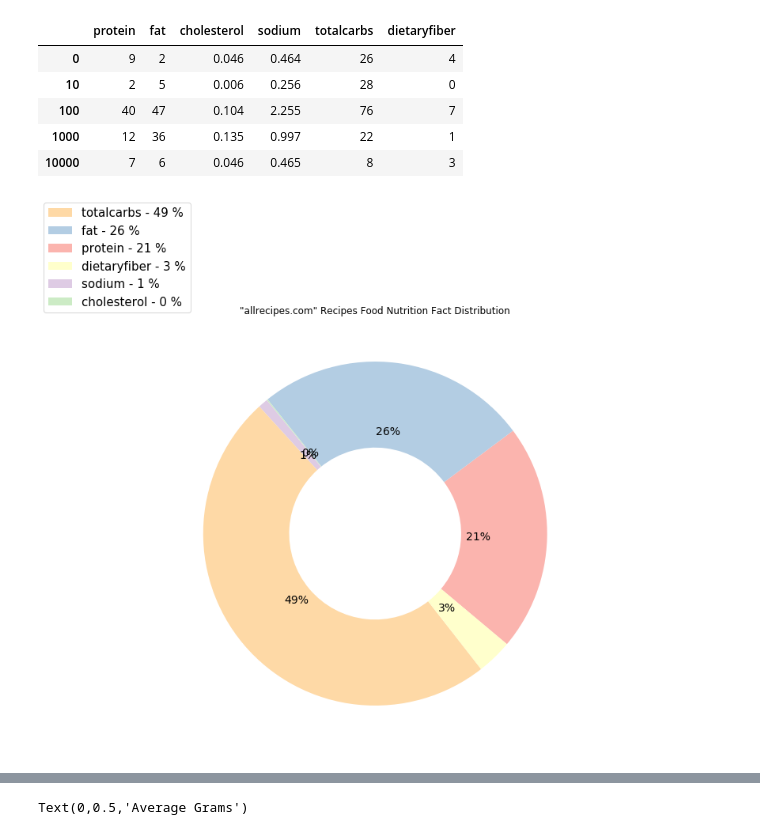
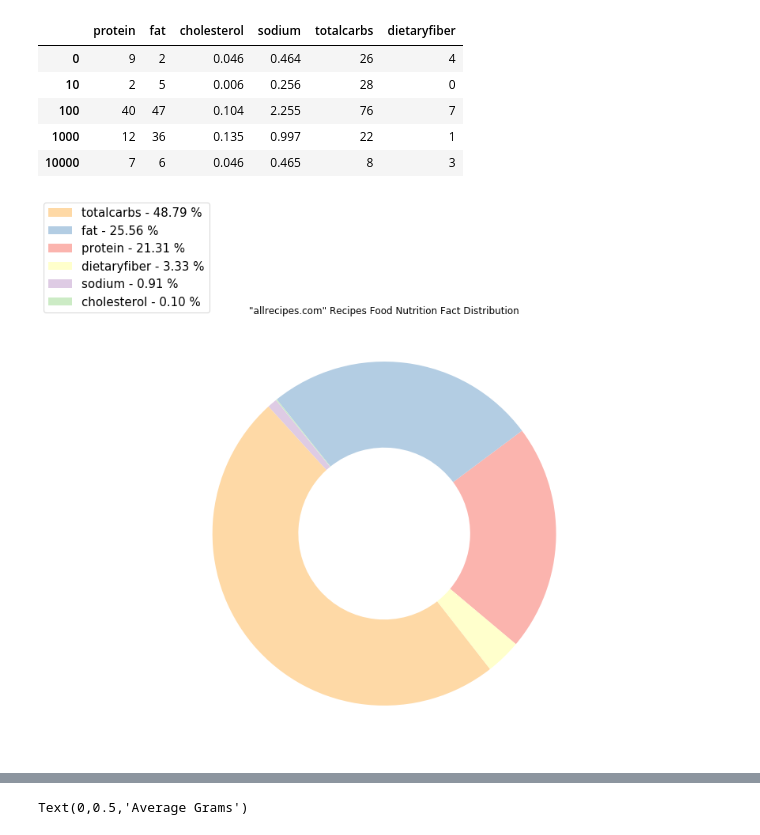
Before and after one commit to leonardoperrone/smart-recipes, a Jupyter notebook: Preprocessing.ipynb, the cells around one changed output, grey strips where cells are left out. Cells and saved outputs as stored; diff of their text form; code cells hidden in the pictures.

```diff
--- a/Preprocessing.ipynb
+++ b/Preprocessing.ipynb
@@ -761,24 +762,24 @@ nutrition_fact_all_recipe.head()
 # %%
 # Donut Plot of food nutrition facts with proportions of each nutrition fact of all repices on allrecipe.com
 from palettable.colorbrewer.qualitative import Pastel1_7
 
 fig, ax = plt.subplots(figsize=(10, 10), subplot_kw=dict(aspect="equal"))
 
 percent = 100.*s/s.sum()
 
-patches, texts, junk = plt.pie(s, autopct='%1.0f%%', wedgeprops=dict(width=0.5), startangle=-40, textprops={'fontsize': 14}, colors=Pastel1_7.hex_colors)
-labels = ['{0} - {1:1.0f} %'.format(i,j) for i,j in zip(names, percent)]
+patches, texts = plt.pie(s, wedgeprops=dict(width=0.5), startangle=-40, textprops={'fontsize': 14}, colors=Pastel1_7.hex_colors)
+labels = ['{0} - {1:1.2f} %'.format(i,j) for i,j in zip(names, percent)]
 sort_legend = True
 
 if sort_legend:
     patches, labels, dummy =  zip(*sorted(zip(patches, labels, s),
                                           key=lambda x: x[2],
                                           reverse=True))
 plt.legend(patches, labels, loc='lower center', bbox_to_anchor=(-0.1, 1.),
            fontsize=15)
 
 ax.set_title('"allrecipes.com" Recipes Food Nutrition Fact Distribution')
 
 plt.show()
 # %% [output]
-[figure, old version]
+[figure, new version]
```
Also changed, not shown: parts of 6 cells of this notebook.
